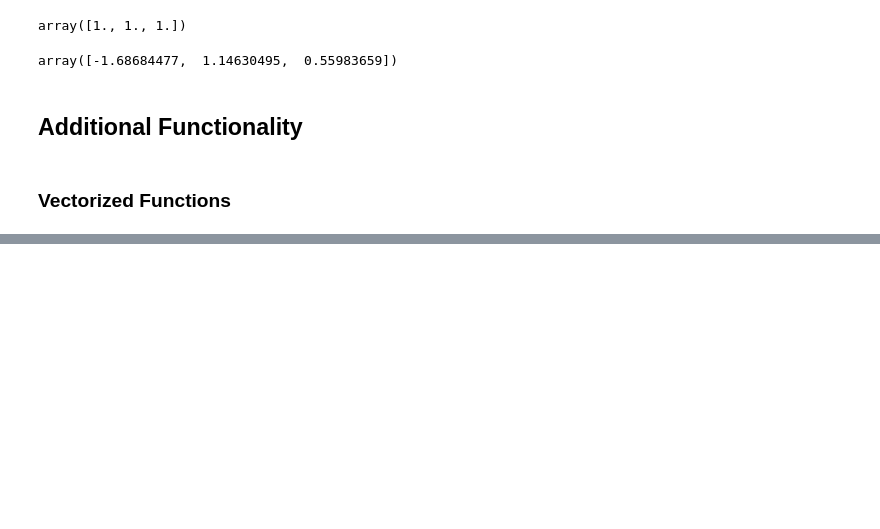
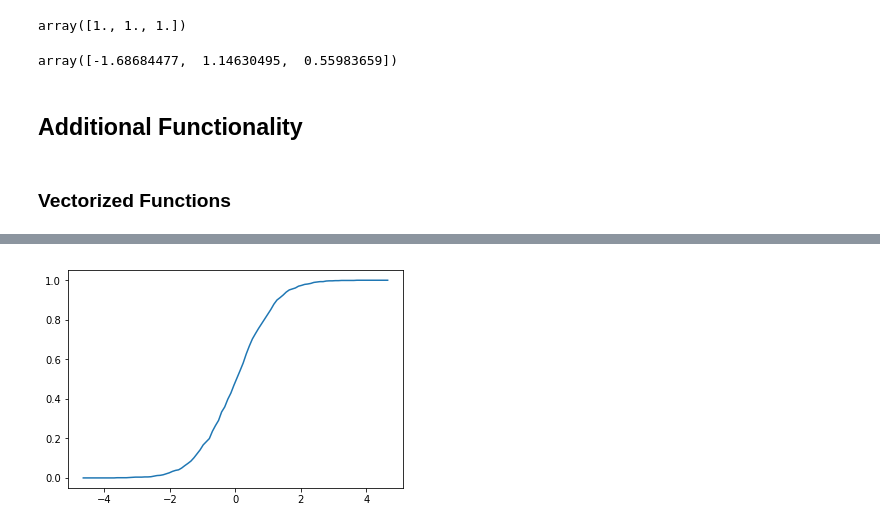
Before and after one commit to sjvasconcello/quantecon, a Jupyter notebook: scientificLibraries/Learn Numpy.ipynb, the cells around one changed output, grey strips where cells are left out. Saved outputs shown, nothing was run; the diff lists cells and outputs as text; code cells hidden in the pictures; blank space fills up the shorter version.

```diff
--- a/scientificLibraries/Learn Numpy.ipynb
+++ b/scientificLibraries/Learn Numpy.ipynb
@@ -371,0 +395,3 @@ array([-1.68684477,  1.14630495,  0.55983659])
+# %%
+x = np.random.randn(4)
+x
@@ -371,0 +404,4 @@ array([-1.68684477,  1.14630495,  0.55983659])
+# %%
+def f(x): return 1 if x > 0 else 0
+f = np.vectorize(f)
+f(x)
@@ -371,0 +423,3 @@ array([-1.68684477,  1.14630495,  0.55983659])
+# %%
+z = np.linspace(0,10,5)
+z
@@ -371,0 +428,3 @@ array([-1.68684477,  1.14630495,  0.55983659])
+# %%
+b = z > 3
+b
@@ -371,0 +513,73 @@ array([-1.68684477,  1.14630495,  0.55983659])
+# %%
+"""
+Modifies ecdf.py from QuantEcon to add in a plot method
+
+"""
+
+class ECDF:
+    """
+    One-dimensional empirical distribution function given a vector of
+    observations.
+
+    Parameters
+    ----------
+    observations : array_like
+        An array of observations
+
+    Attributes
+    ----------
+    observations : array_like
+        An array of observations
+
+    """
+
+    def __init__(self, observations):
+        self.observations = np.asarray(observations)
+
+    def __call__(self, x):
+        """
+        Evaluates the ecdf at x
+
+        Parameters
+        ----------
+        x : scalar(float)
+            The x at which the ecdf is evaluated
+
+        Returns
+        -------
+        scalar(float)
+            Fraction of the sample less than x
+
+        """
+        return np.mean(self.observations <= x)
+
+    def plot(self, a=None, b=None):
+        """
+        Plot the ecdf on the interval [a, b].
+
+        Parameters
+        ----------
+        a : scalar(float), optional(default=None)
+            Lower end point of the plot interval
+        b : scalar(float), optional(default=None)
+            Upper end point of the plot interval
+
+        """
+
+        # === choose reasonable interval if [a, b] not specified === #
+        if a is None:
+            a = self.observations.min() - self.observations.std()
+        if b is None:
+            b = self.observations.max() + self.observations.std()
+
+        # === generate plot === #
+        x_vals = np.linspace(a, b, num=100)
+        f = np.vectorize(self.__call__)
+        plt.plot(x_vals, f(x_vals))
+        plt.show()
+
+X = np.random.randn(1000)
+F = ECDF(X)
+F.plot()
+# %% [output]
+[figure, added]
```
Also changed, not shown: parts of 24 cells of this notebook, 1 other file.
